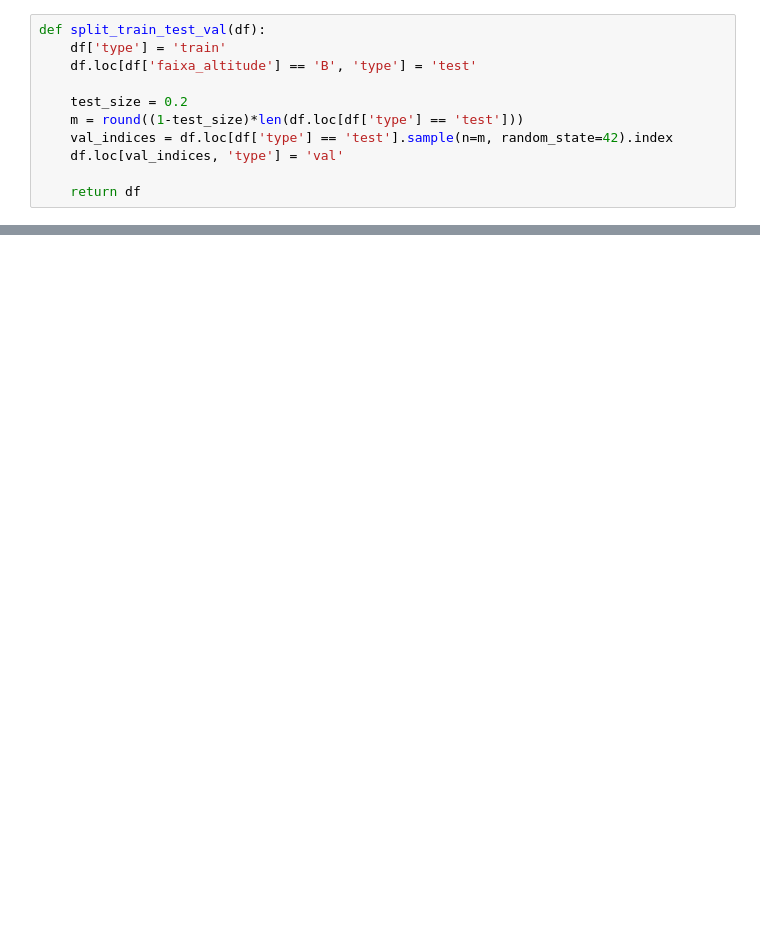
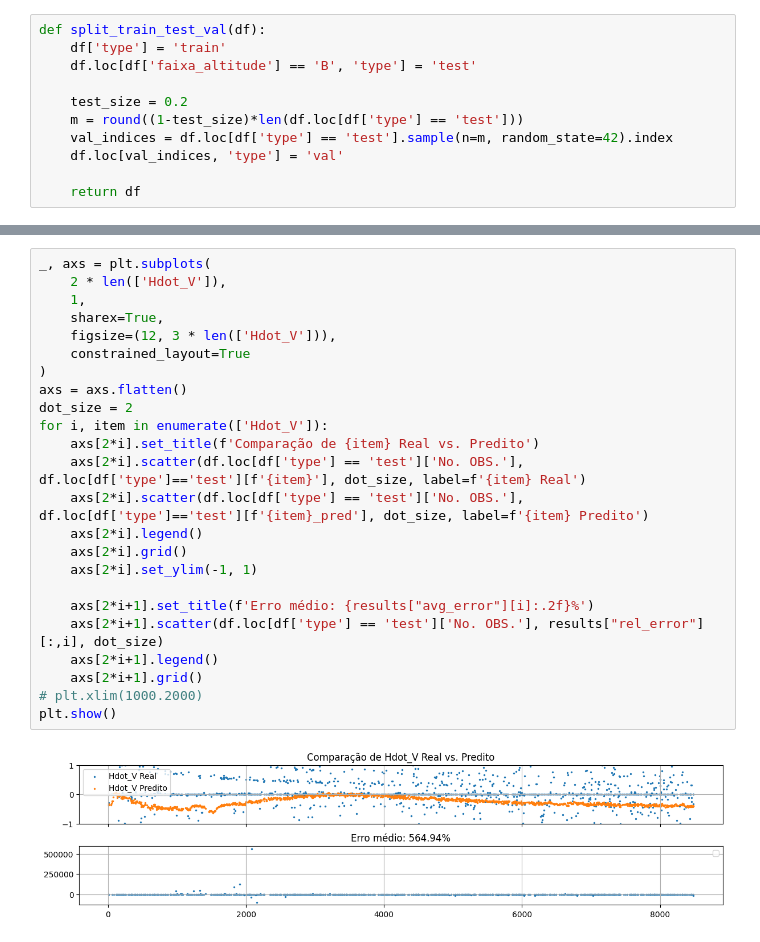
Before and after one commit to ymarcal/PMG, a Jupyter notebook: scriptPMG_refactored.ipynb, the cells around one changed output, grey strips where cells are left out. Drawn from its saved outputs; the diff is of its cells as text; blank space fills up the shorter version.

```diff
--- a/scriptPMG_refactored.ipynb
+++ b/scriptPMG_refactored.ipynb
@@ -320,0 +569,26 @@ def analyze (features,
+# %%
+_, axs = plt.subplots(
+    2 * len(['Hdot_V']),
+    1,
+    sharex=True,
+    figsize=(12, 3 * len(['Hdot_V'])),
+    constrained_layout=True
+)
+axs = axs.flatten()
+dot_size = 2
+for i, item in enumerate(['Hdot_V']):
+    axs[2*i].set_title(f'Comparação de {item} Real vs. Predito')
+    axs[2*i].scatter(df.loc[df['type'] == 'test']['No. OBS.'], df.loc[df['type']=='test'][f'{item}'], dot_size, label=f'{item} Real')
+    axs[2*i].scatter(df.loc[df['type'] == 'test']['No. OBS.'], df.loc[df['type']=='test'][f'{item}_pred'], dot_size, label=f'{item} Predito')
+    axs[2*i].legend()
+    axs[2*i].grid()
+    axs[2*i].set_ylim(-1, 1)
+
+    axs[2*i+1].set_title(f'Erro médio: {results["avg_error"][i]:.2f}%')
+    axs[2*i+1].scatter(df.loc[df['type'] == 'test']['No. OBS.'], results["rel_error"][:,i], dot_size)
+    axs[2*i+1].legend()
+    axs[2*i+1].grid()
+# plt.xlim(1000.2000)
+plt.show()
+# %% [output]
+[figure, added]
```
Also changed, not shown: parts of 14 cells of this notebook.
